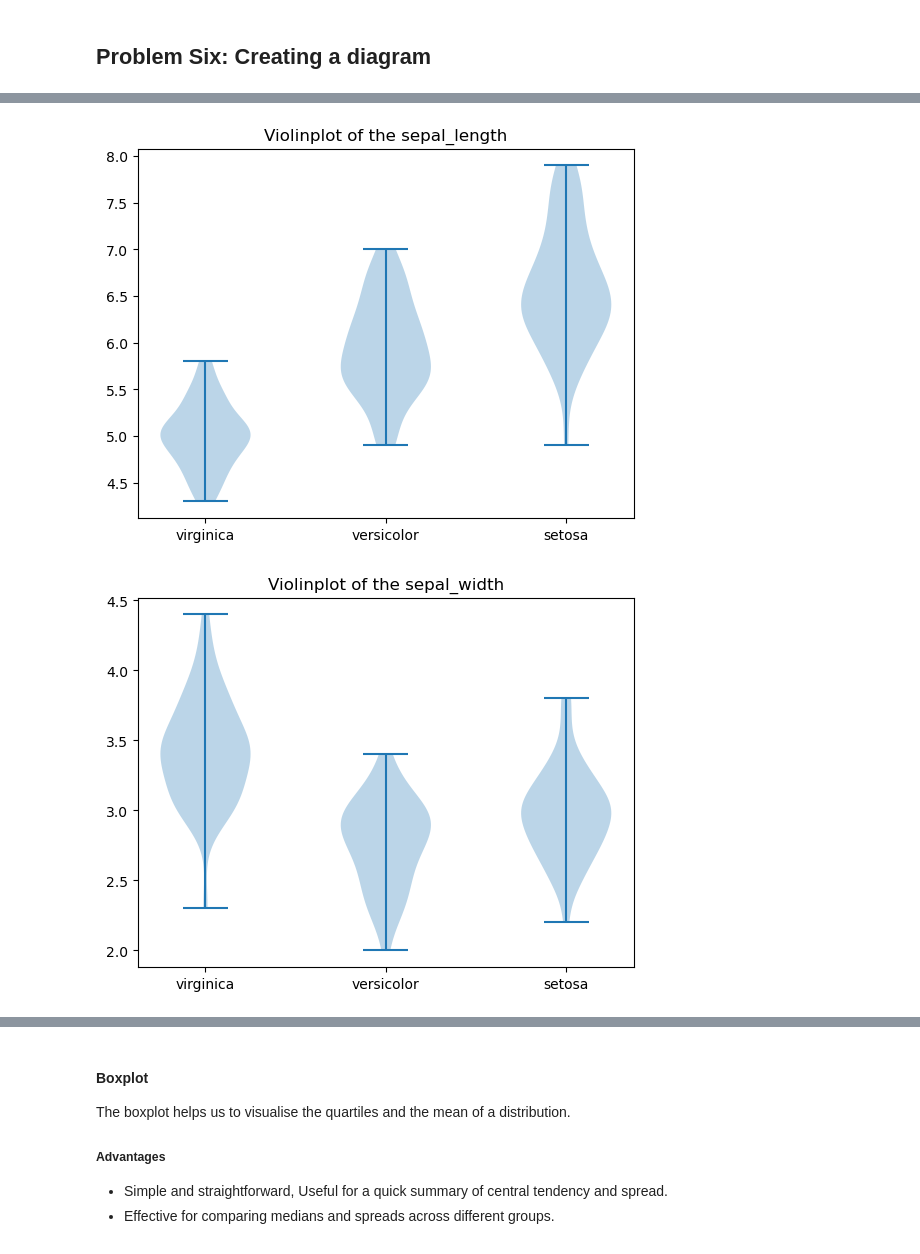
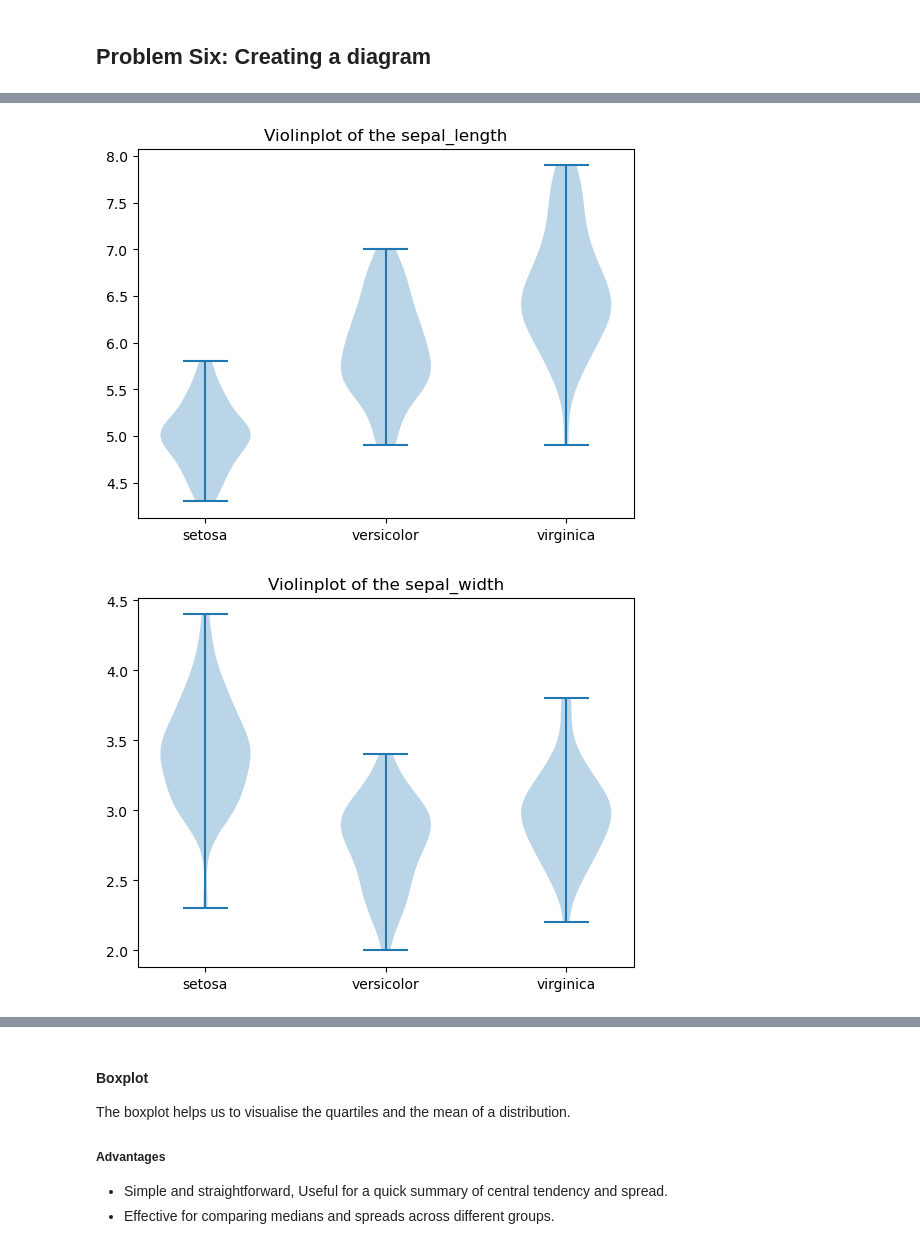
Before and after one commit to andervies/divic-corp-machine-learning-course, a Jupyter notebook: assignment11/Iris's data analysis series.ipynb, the cells around one changed output, grey strips where cells are left out. Saved outputs shown, nothing was run; the diff lists cells and outputs as text; code cells hidden in the pictures.

```diff
--- a/assignment11/Iris's data analysis series.ipynb
+++ b/assignment11/Iris's data analysis series.ipynb
@@ -227,7 +227,7 @@ df.loc[df["petal_width"] == 0.2]
 %matplotlib inline
 import matplotlib.pyplot as plt
 
-label_mappings = {"virginica": 0, "versicolor": 1, "setosa": 2}
+label_mappings = {"setosa": 0, "versicolor": 1, "virginica": 2}
 
 # make a pie chart showing the percentage of the number of samples per label
 plt.pie(df.Species.value_counts(), labels=label_mappings, autopct="%1.1f%%", startangle=90)
@@ -240,9 +240,9 @@ plt.show()
 # Select features one by one and visualize the distribution of data for each label using a box plot
 
 for feature in df.columns[:-1]:
-    virginica_data = df[df.Species == 0][feature]
+    setosa_data = df[df.Species == 0][feature]
     versicolor_data = df[df.Species == 1][feature]
-    setosa_data = df[df.Species == 2][feature]
+    virginica_data = df[df.Species == 2][feature]
 
     plt.boxplot([virginica_data, versicolor_data, setosa_data])
     plt.title(f"Boxplot of the {feature}")
@@ -256,17 +256,17 @@ for feature in df.columns[:-1]:
 # %%
 
 # Select features one by one and visualize the distribution of data for each label using a violin plot
 %matplotlib inline
 
 for feature in df.columns[:-1]:
-    virginica_data = df[df.Species == 0][feature]
+    setosa_data = df[df.Species == 0][feature]
     versicolor_data = df[df.Species == 1][feature]
-    setosa_data = df[df.Species == 2][feature]
+    virginica_data = df[df.Species == 2][feature]
 
-    plt.violinplot([virginica_data, versicolor_data, setosa_data])
+    plt.violinplot([setosa_data, versicolor_data, virginica_data])
     plt.title(f"Violinplot of the {feature}")
     plt.xticks([1,2,3], label_mappings)
     plt.show()
 # %% [output]
-[figure, old version]
+[figure, new version]
-[figure, old version]
+[figure, new version]
```
Also changed, not shown: parts of 4 cells of this notebook.
